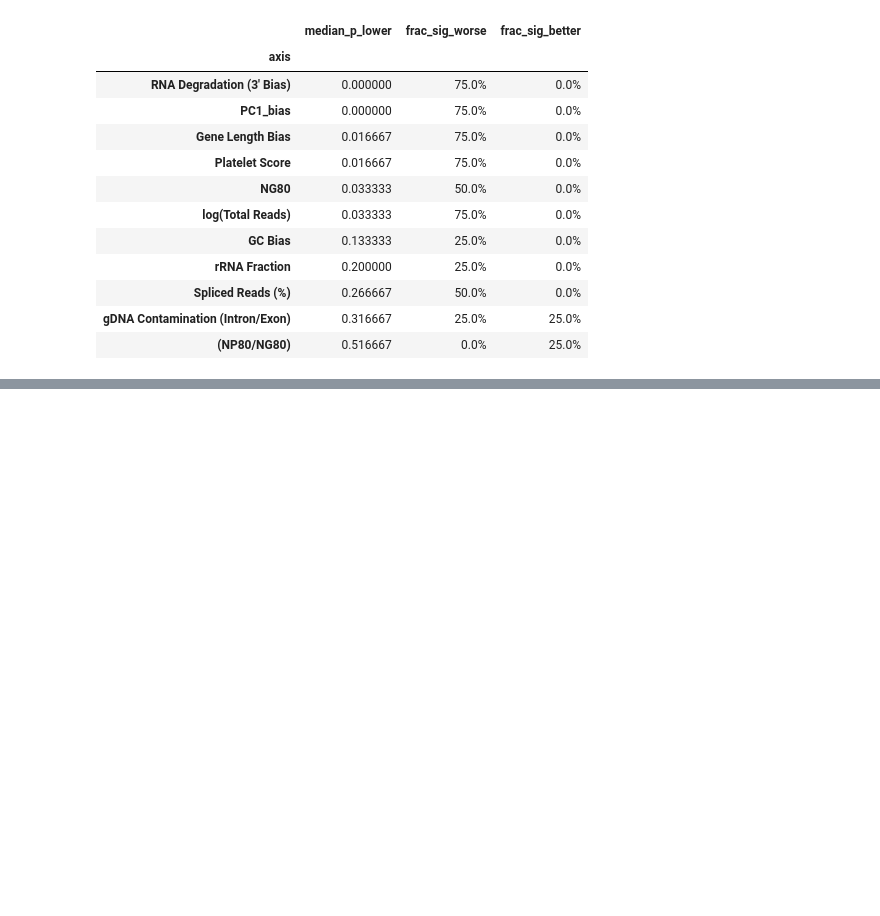
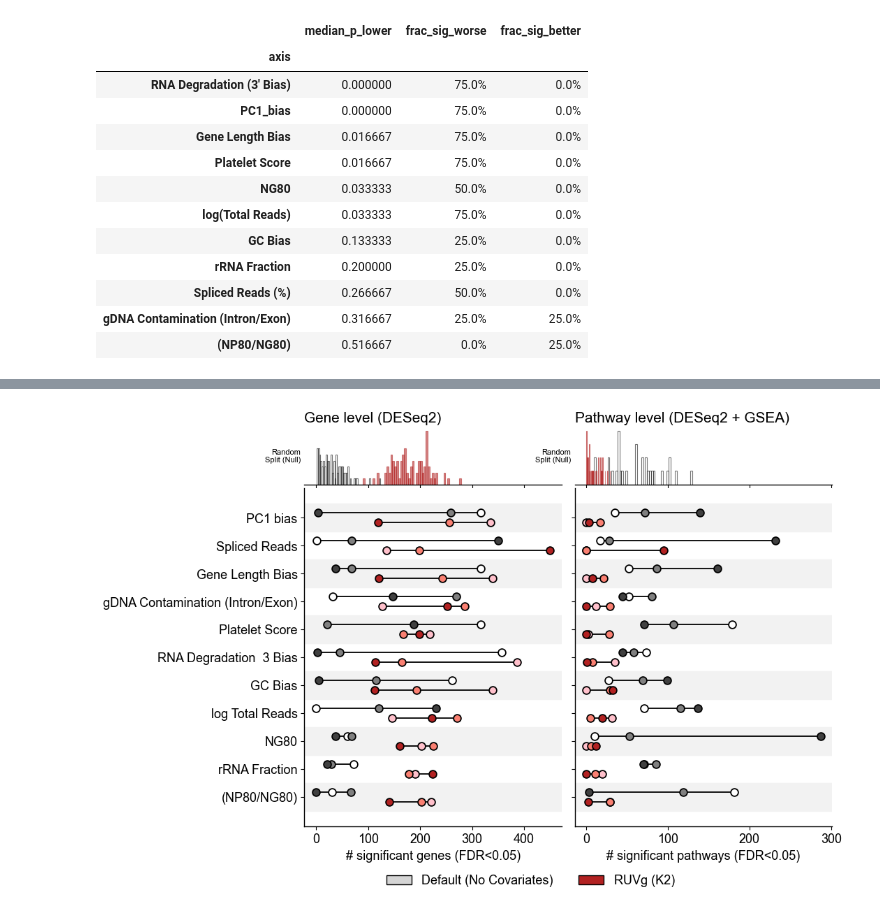
Before and after one commit to jmj3078/cfRNA_Disentaglement, a Jupyter notebook: EDA/9_control_split_variation.ipynb, the cells around one changed output, grey strips where cells are left out. Drawn from its saved outputs; the diff is of its cells as text; code cells hidden in the pictures; blank space fills up the shorter version.

```diff
--- a/EDA/9_control_split_variation.ipynb
+++ b/EDA/9_control_split_variation.ipynb
@@ -570,0 +394,78 @@ nsig_set_size_instability.png ruvg_k2        random 1.5460  tertile 2.2728  axes
+# %%
+DESIGN_STYLE_COLORS = {
+    'no_covariate': {'color': '#FFFFFF', 'edgecolor': '#000000'},
+    'ruvg_k2': {'color': '#B22222', 'edgecolor': '#B22222'}
+}
+SPLIT_COLORS_NO = {'T0': '#FFFFFF', 'T1': '#808080', 'T2': '#404040'}
+SPLIT_COLORS_RUVG = {'T0': '#FFC0CB', 'T1': '#FA8072', 'T2': '#B22222'}
+
+y_order_count = sorted(axes, key=lambda a: g_nsig_tert[g_nsig_tert.axis == a][['n_sig_T0', 'n_sig_T1', 'n_sig_T2']].values.mean())
+y_categories_count = [pretty(a) for a in y_order_count]
+ypos_count = {c: i for i, c in enumerate(y_categories_count)}
+
+def shade_rows_count(ax):
+    for i in range(len(y_categories_count)):
+        if i % 2 == 0:
+            ax.axhspan(i - 0.5, i + 0.5, color='#f2f2f2', zorder=0)
+
+def plot_count_panel(ax_null, ax_main, tert, null_df, xlabel, title, show_ylabels=True):
+    DESIGNS = ['no_covariate', 'ruvg_k2']
+
+    for design in DESIGNS:
+        vals = null_df.loc[null_df.design == design, ['n_sig_T0', 'n_sig_T1', 'n_sig_T2']].values.ravel()
+        color = DESIGN_STYLE_COLORS[design]['color']
+        edgecolor = DESIGN_STYLE_COLORS[design]['edgecolor']
+        ax_null.hist(vals, bins=50, color=color, alpha=0.55, linewidth=0.8, edgecolor=edgecolor)
+
+    ax_null.set_yticks([])
+    ax_null.set_ylabel('Random\nSplit (Null)', fontsize=8, rotation=0, ha='right', va='center')
+    ax_null.set_title(title, loc='left')
+    for spine in ('top', 'right', 'left'):
+        ax_null.spines[spine].set_visible(False)
+    plt.setp(ax_null.get_xticklabels(), visible=False)
+
+    shade_rows_count(ax_main)
+    for a in y_order_count:
+        y = pretty(a)
+        for off, design in zip([0.18, -0.18], DESIGNS):
+            row = tert[(tert.axis == a) & (tert.design == design)]
+            if row.empty:
+                continue
+            vals = row[['n_sig_T0', 'n_sig_T1', 'n_sig_T2']].iloc[0]
+            edgecolor = '#000000'
+
+            if design == 'no_covariate':
+                split_colors = SPLIT_COLORS_NO
+            else:
+                split_colors = SPLIT_COLORS_RUVG
+            ax_main.plot([vals.min(), vals.max()], [ypos_count[y] + off] * 2, color=edgecolor, lw=1.3, zorder=1)
+
+            for split, c in split_colors.items():
+                ax_main.scatter(vals[f'n_sig_{split}'], ypos_count[y] + off, s=60, zorder=2,
+                                facecolor=c, edgecolor=edgecolor, linewidths=1.3)
+
+    ax_main.set_xlabel(xlabel)
+    ax_main.set_yticks(range(len(y_categories_count)))
+    ax_main.set_yticklabels(y_categories_count)
+    if not show_ylabels:
+        ax_main.tick_params(labelleft=False)
+
+fig = plt.figure(figsize=(9, 7.5))
+gs = fig.add_gridspec(2, 2, height_ratios=[1, 6], hspace=0.02, wspace=0.05, left=0.14, right=0.98, top=0.88, bottom=0.12)
+axNullG, axNullP = fig.add_subplot(gs[0, 0]), fig.add_subplot(gs[0, 1])
+axG = fig.add_subplot(gs[1, 0], sharex=axNullG)
+axP = fig.add_subplot(gs[1, 1], sharex=axNullP, sharey=axG)
+
+plot_count_panel(axNullG, axG, g_nsig_tert, g_nsig_null, '# significant genes (FDR<0.05)', 'Gene level (DESeq2)')
+plot_count_panel(axNullP, axP, p_nsig_tert, p_nsig_null, '# significant pathways (FDR<0.05)', 'Pathway level (DESeq2 + GSEA)', show_ylabels=False)
+
+legend_handles = [
+    plt.Rectangle((0, 0), 1, 1, facecolor="#D5D5D5", edgecolor='#000000', label='Default (No Covariates)'),
+    plt.Rectangle((0, 0), 1, 1, facecolor='#B22222', edgecolor='#000000', label='RUVg (K2)')
+]
+fig.legend(handles=legend_handles, loc='upper center', ncol=2, frameon=False, bbox_to_anchor=(0.5, 0.05))
+
+plt.savefig(config.CTRL_COMP_FIG_DIR / 'fdr_significant_counts.png', dpi=150, bbox_inches='tight')
+plt.show()
+# %% [output]
+[figure, added]
```
Also changed, not shown: parts of 13 cells of this notebook, 14 other files.
